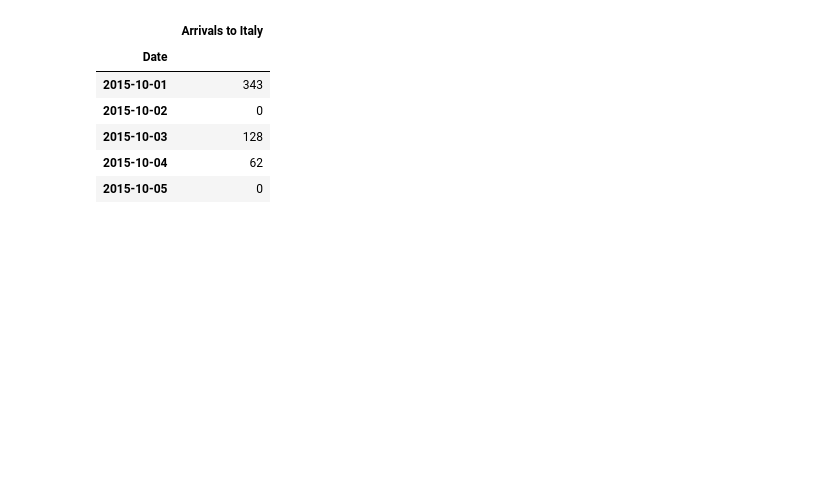
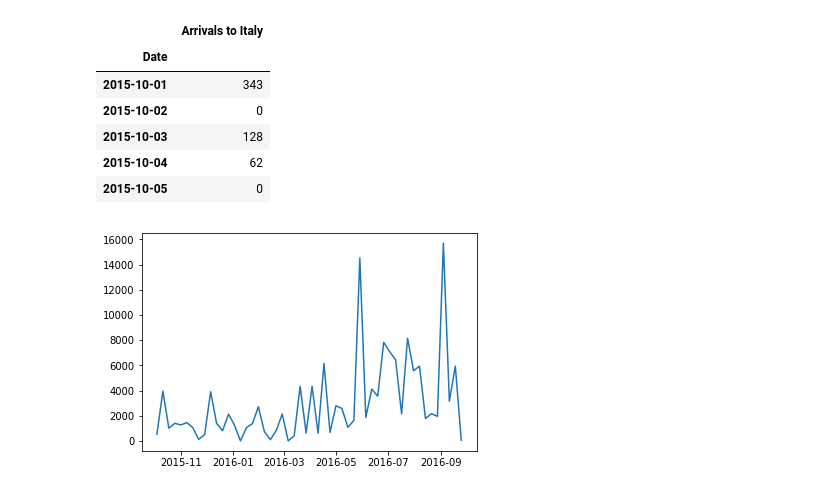
Before and after one commit to hmafnan/Timeseries-Analysis, a Jupyter notebook: src/Analysis.ipynb, the cells around one changed output. Cells and saved outputs as stored; diff of their text form; code cells hidden in the pictures; blank space fills up the shorter version.

```diff
--- a/src/Analysis.ipynb
+++ b/src/Analysis.ipynb
@@ -16,3 +27,12 @@ df.head()
 | 2015-10-03 | 128 |
 | 2015-10-04 | 62 |
 | 2015-10-05 | 0 |
+# %%
+# Resample by weeks
+w_df = df.resample("W").sum()
+w_df = w_df.reset_index().rename(columns={'Date': 'ds', 'Arrivals to Italy': 'y'})
+# %%
+plt.plot(w_df["ds"], w_df["y"])
+plt.show()
+# %% [output]
+[figure, added]
```
Also changed, not shown: parts of 3 cells of this notebook.
